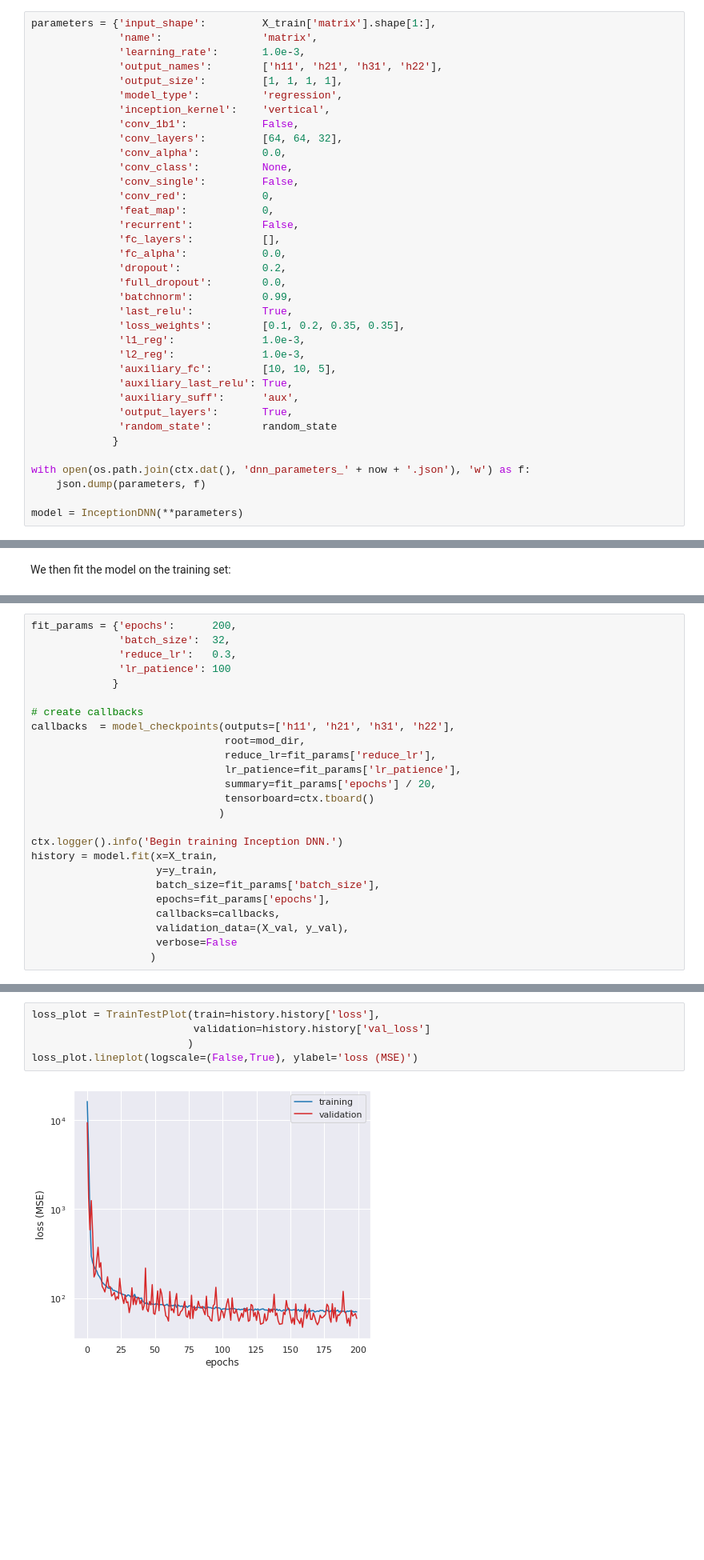
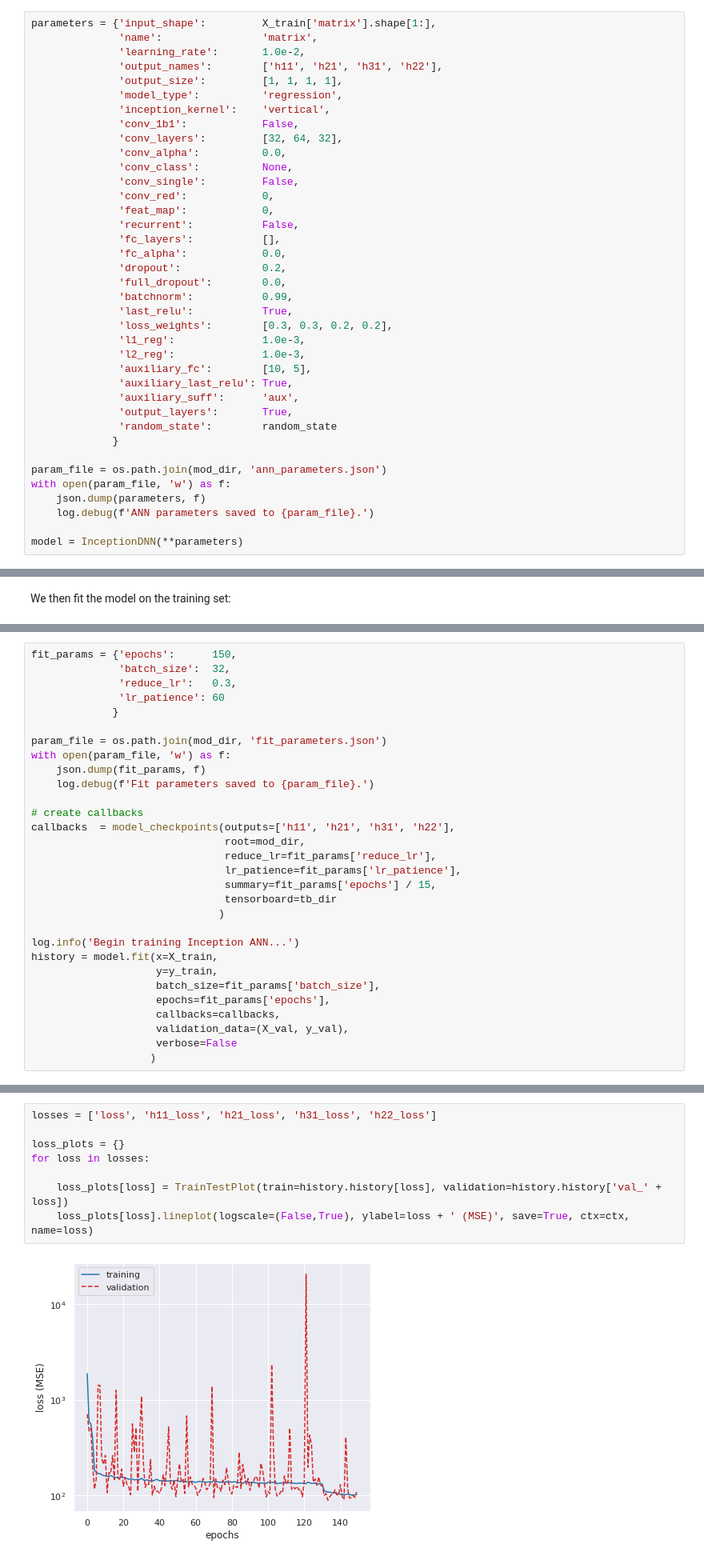
Before and after one commit to thesfinox/ml-cicy-4folds, a Jupyter notebook: 03_nn.ipynb, the cells around one changed output, grey strips where cells are left out. Shown at 80% size. Saved outputs shown, nothing was run; the diff lists cells and outputs as text; blank space fills up the shorter version.

```diff
--- a/03_nn.ipynb
+++ b/03_nn.ipynb
@@ -95,13 +98,13 @@ We finally choose the model architectures suitable for the prediction.
 # %%
 parameters = {'input_shape':         X_train['matrix'].shape[1:],
               'name':                'matrix',
-              'learning_rate':       1.0e-3,
+              'learning_rate':       1.0e-2,
               'output_names':        ['h11', 'h21', 'h31', 'h22'],
               'output_size':         [1, 1, 1, 1],
               'model_type':          'regression',
               'inception_kernel':    'vertical',
               'conv_1b1':            False,
-              'conv_layers':         [64, 64, 32],
+              'conv_layers':         [32, 64, 32],
               'conv_alpha':          0.0,
               'conv_class':          None,
               'conv_single':         False,
@@ -114,18 +117,20 @@ parameters = {'input_shape':         X_train['matrix'].shape[1:],
               'full_dropout':        0.0,
               'batchnorm':           0.99,
               'last_relu':           True,
-              'loss_weights':        [0.1, 0.2, 0.35, 0.35],
+              'loss_weights':        [0.3, 0.3, 0.2, 0.2],
               'l1_reg':              1.0e-3,
               'l2_reg':              1.0e-3,
-              'auxiliary_fc':        [10, 10, 5],
+              'auxiliary_fc':        [10, 5],
               'auxiliary_last_relu': True,
               'auxiliary_suff':      'aux',
               'output_layers':       True,
               'random_state':        random_state
              }
 
-with open(os.path.join(ctx.dat(), 'dnn_parameters_' + now + '.json'), 'w') as f:
+param_file = os.path.join(mod_dir, 'ann_parameters.json')
+with open(param_file, 'w') as f:
     json.dump(parameters, f)
+    log.debug(f'ANN parameters saved to {param_file}.')
 
 model = InceptionDNN(**parameters)
 # %% [markdown]
@@ -174,20 +164,25 @@ mod_dir
 # %%
-fit_params = {'epochs':      200,
+fit_params = {'epochs':      150,
               'batch_size':  32,
               'reduce_lr':   0.3,
-              'lr_patience': 100
+              'lr_patience': 60
              }
+
+param_file = os.path.join(mod_dir, 'fit_parameters.json')
+with open(param_file, 'w') as f:
+    json.dump(fit_params, f)
+    log.debug(f'Fit parameters saved to {param_file}.')
 
 # create callbacks
 callbacks  = model_checkpoints(outputs=['h11', 'h21', 'h31', 'h22'],
                                root=mod_dir,
                                reduce_lr=fit_params['reduce_lr'],
                                lr_patience=fit_params['lr_patience'],
-                               summary=fit_params['epochs'] / 20,
-                               tensorboard=ctx.tboard()
+                               summary=fit_params['epochs'] / 15,
+                               tensorboard=tb_dir
                               )
 
-ctx.logger().info('Begin training Inception DNN.')
+log.info('Begin training Inception ANN...')
 history = model.fit(x=X_train,
                     y=y_train,
                     batch_size=fit_params['batch_size'],
@@ -219,9 +214,12 @@ Training ended on 28/01/2021 at 15:35:42 after 03 hours, 01 minutes, 52 seconds.
 
 We consider the training history and perform a basic analysis of the loss function and the metrics as function of the training epochs.
 # %%
-loss_plot = TrainTestPlot(train=history.history['loss'],
-                          validation=history.history['val_loss']
-                         )
-loss_plot.lineplot(logscale=(False,True), ylabel='loss (MSE)')
+losses = ['loss', 'h11_loss', 'h21_loss', 'h31_loss', 'h22_loss']
+
+loss_plots = {}
+for loss in losses:
+
+    loss_plots[loss] = TrainTestPlot(train=history.history[loss], validation=history.history['val_' + loss])
+    loss_plots[loss].lineplot(logscale=(False,True), ylabel=loss + ' (MSE)', save=True, ctx=ctx, name=loss)
 # %% [output]
-[figure, old version]
+[figure, new version]
```
Also changed, not shown: parts of 22 cells of this notebook, 4 other files.
